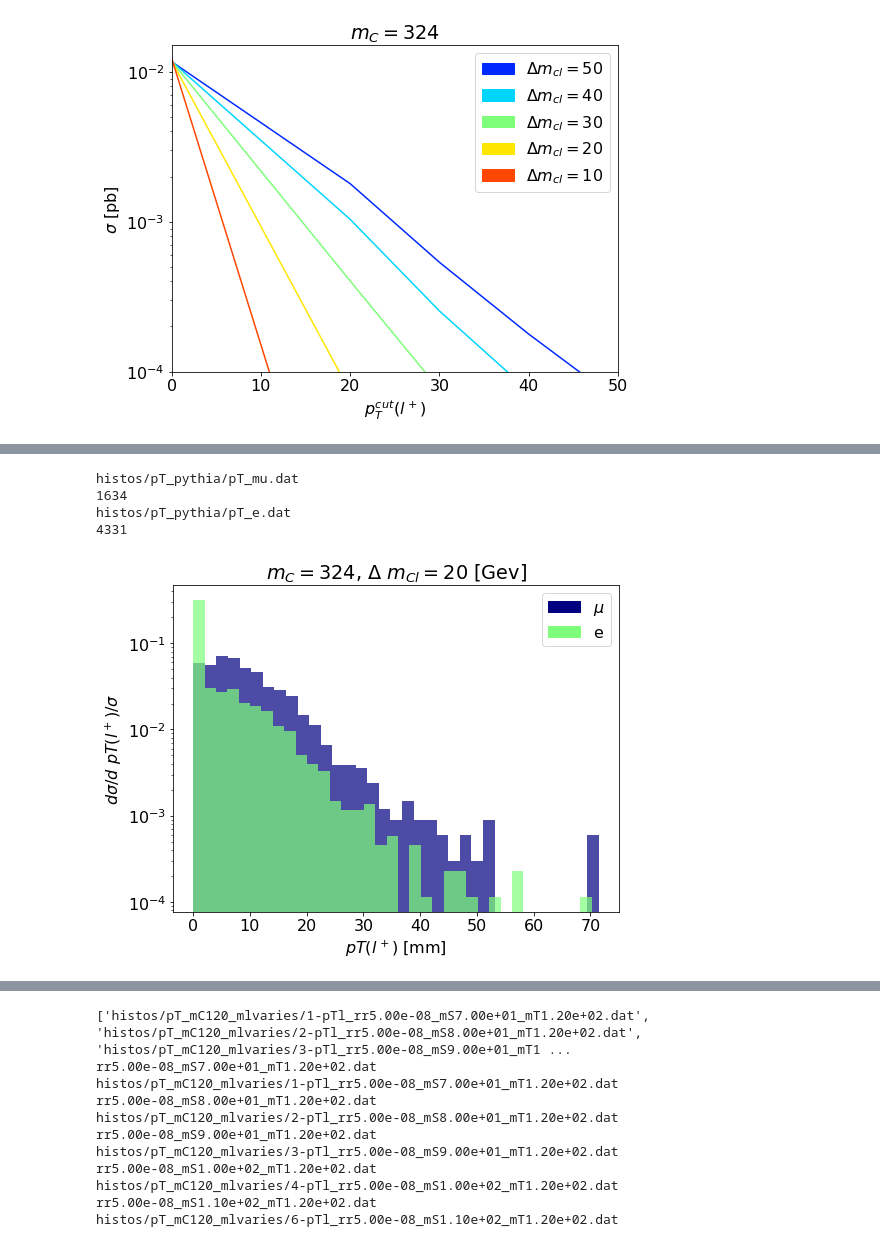
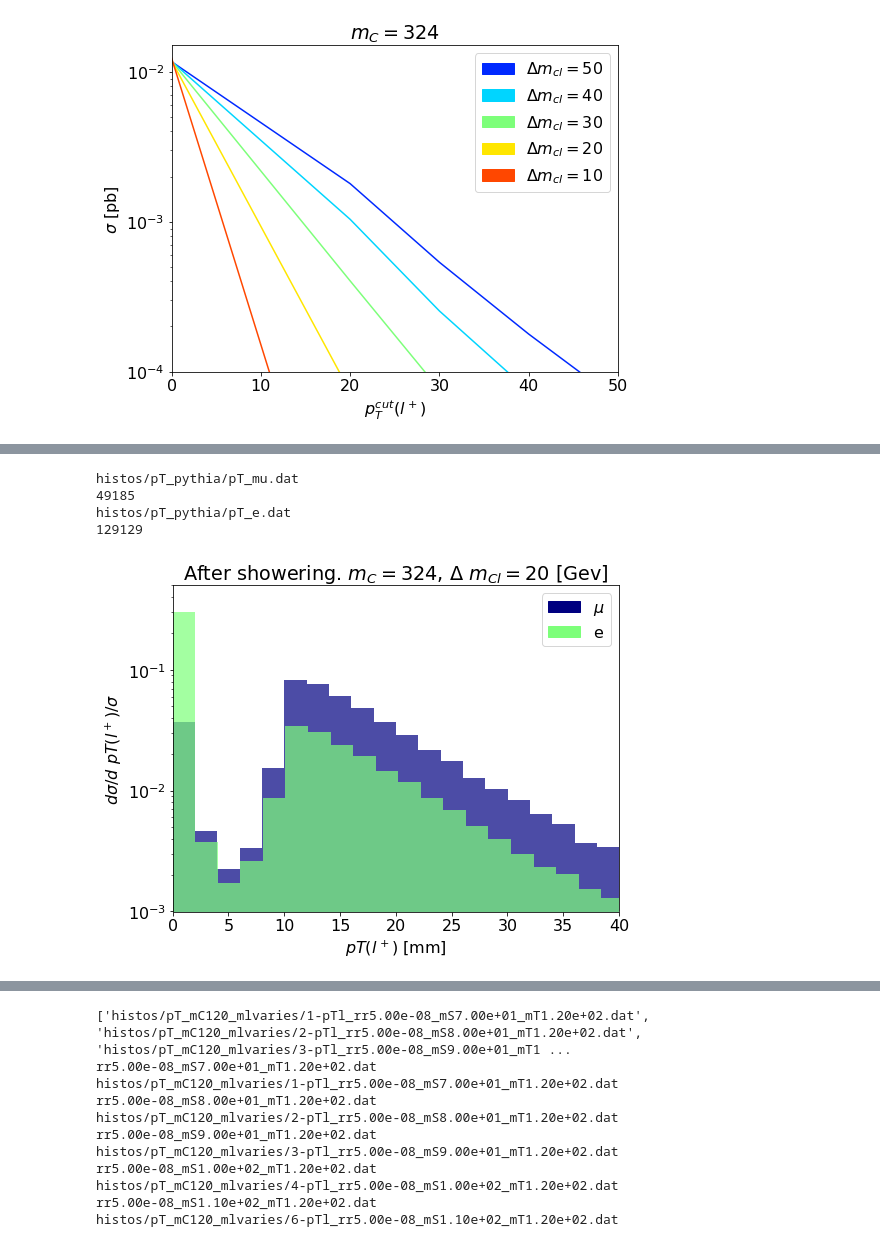
Before and after one commit to anasthesia/SoftLLP, a Jupyter notebook: kinematics/plot_histos.ipynb, the cells around one changed output, grey strips where cells are left out. Cells and saved outputs as stored; diff of their text form; code cells hidden in the pictures.

```diff
--- a/kinematics/plot_histos.ipynb
+++ b/kinematics/plot_histos.ipynb
@@ -207,29 +237,29 @@ histos/d0_real/d0_e.dat
 # %%
 #reconstructed leptons
 
 plt.figure(figsize=(8, 6))
 
 histosFromFiles('histos/pT_pythia',2,True)
 
 
-#plt.xlim(0,70)
-#plt.ylim(10**(-3),0.06)
+plt.xlim(0,40)
+plt.ylim(10**(-3),5*10**(-1))
 plt.yscale("log")
 
-plt.title("$m_C=324$, $\\Delta\ m_{Cl}=20$ [Gev]")
+plt.title("After showering. $m_C=324$, $\\Delta\ m_{Cl}=20$ [Gev]")
 plt.xlabel('$pT(l^+)$ [mm]')
 plt.ylabel('$d\\sigma/d\ pT(l^+)/\\sigma$')
 
 
 patch1 = mpatches.Patch(color=usedcolors[0], label='$\mu$')
 patch2 = mpatches.Patch(color=usedcolors[1], label='e')
 
 plt.legend(handles=[patch1, patch2],loc='upper right')
 
 plt.savefig('pT(l)_pythia.png')
 # %% [output]
 histos/pT_pythia/pT_mu.dat
-1634
+49185
 histos/pT_pythia/pT_e.dat
-4331
+129129
-[figure, old version]
+[figure, new version]
```
Also changed, not shown: parts of 7 cells of this notebook, 1 other file.
